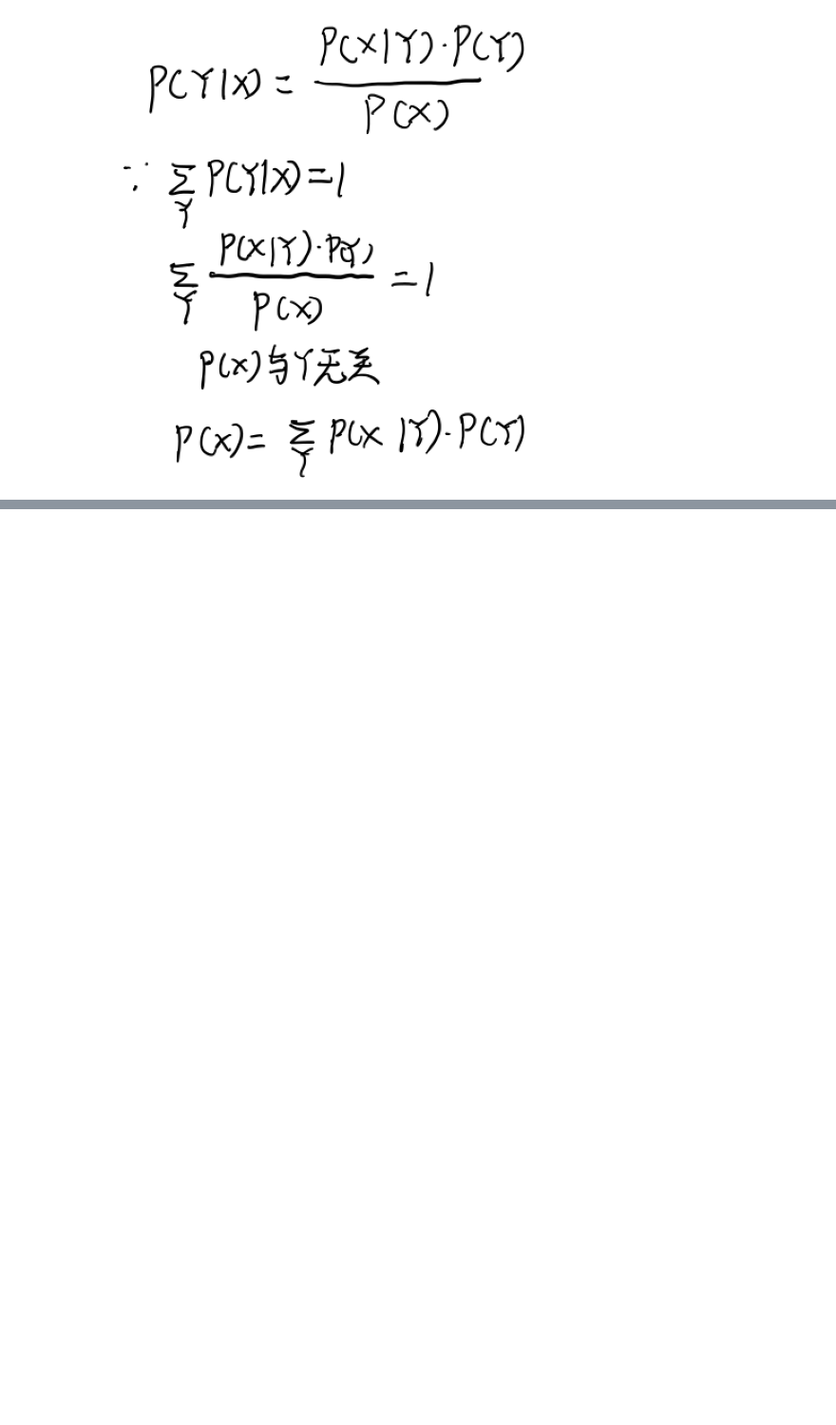
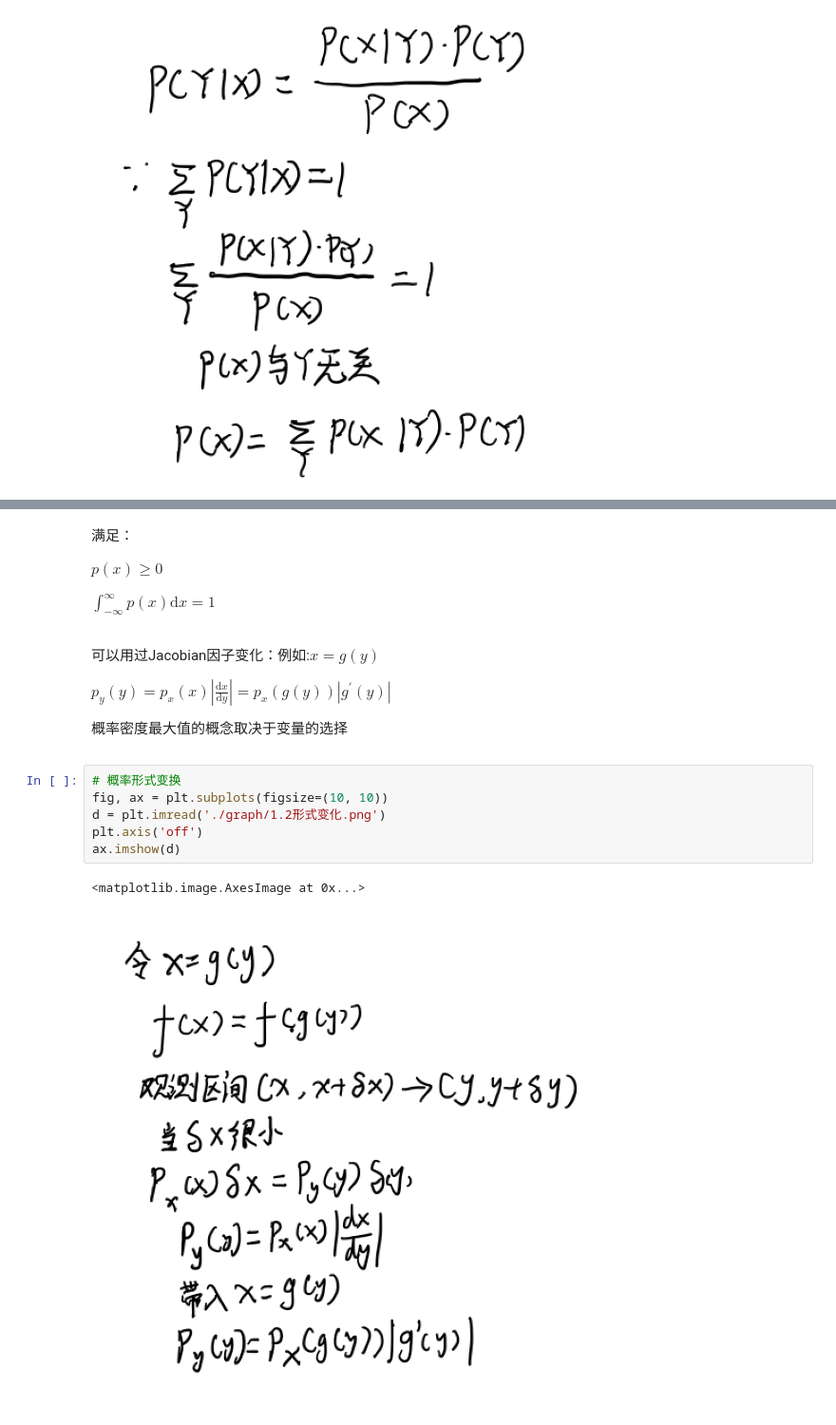
Before and after one commit to jiangyiqun233/PRML_learning, a Jupyter notebook: PRML_formula/1.绪论.ipynb, the cells around one changed output, grey strips where cells are left out. Shown at 95% size. Cells and saved outputs as stored; diff of their text form; blank space fills up the shorter version.

```diff
--- a/PRML_formula/1.绪论.ipynb
+++ b/PRML_formula/1.绪论.ipynb
@@ -179,0 +196,17 @@ ax.imshow(d)
+# %% [markdown]
+满足：<p>
+    $p(x)\geq0 \tag{1.25}$ <p>
+    $\int_{-\infty}^{\infty} p(x) \mathrm{d}x=1 \tag{1.26}$
+# %% [markdown]
+可以用过Jacobian因子变化：例如:$x=g(y)$<p>
+    $p_{y}(y)=p_{x}(x)\left|\frac{\mathrm{d} x}{\mathrm{d} y}\right|=p_{x}(g(y))\left|g^{\prime}(y)\right| \tag{1.27}$ <p>
+    概率密度最大值的概念取决于变量的选择
+# %%
+# 概率形式变换
+fig, ax = plt.subplots(figsize=(10, 10))
+d = plt.imread('./graph/1.2形式变化.png')
+plt.axis('off')
+ax.imshow(d)
+# %% [output]
+<matplotlib.image.AxesImage at 0x...>
+[figure, added]
```
Also changed, not shown: parts of 6 cells of this notebook, 2 other files.
